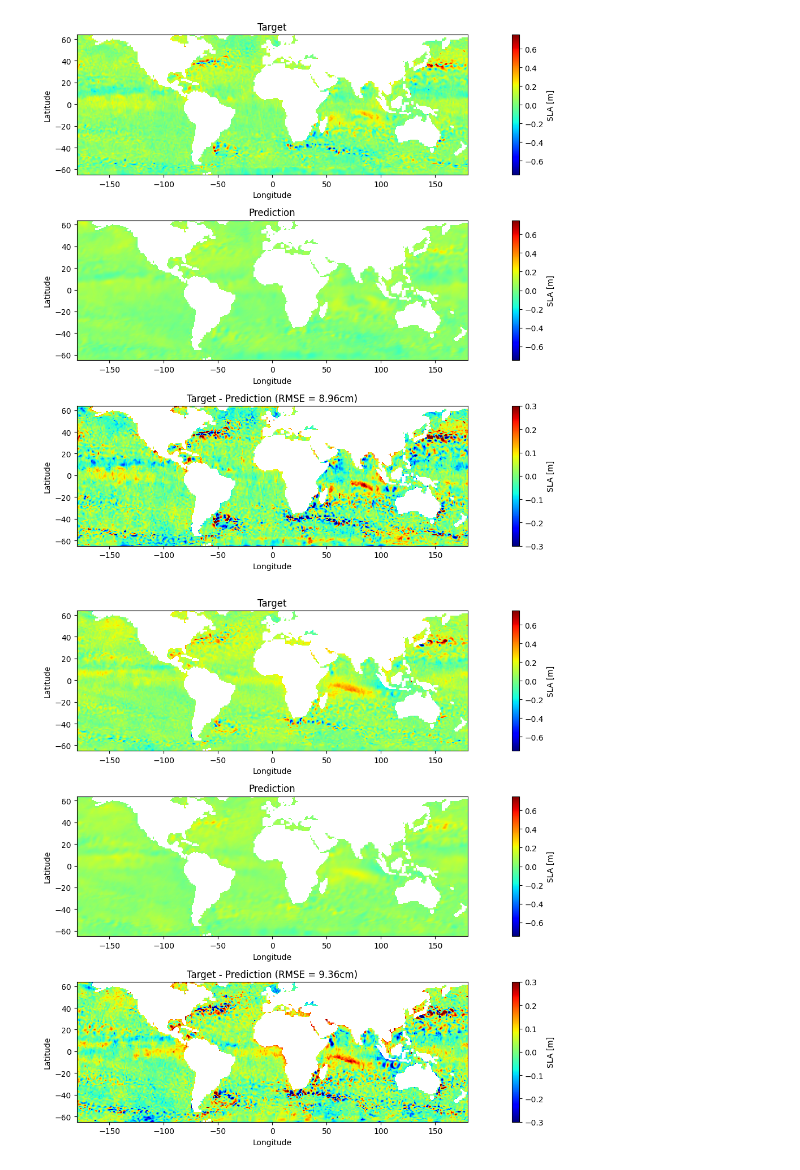
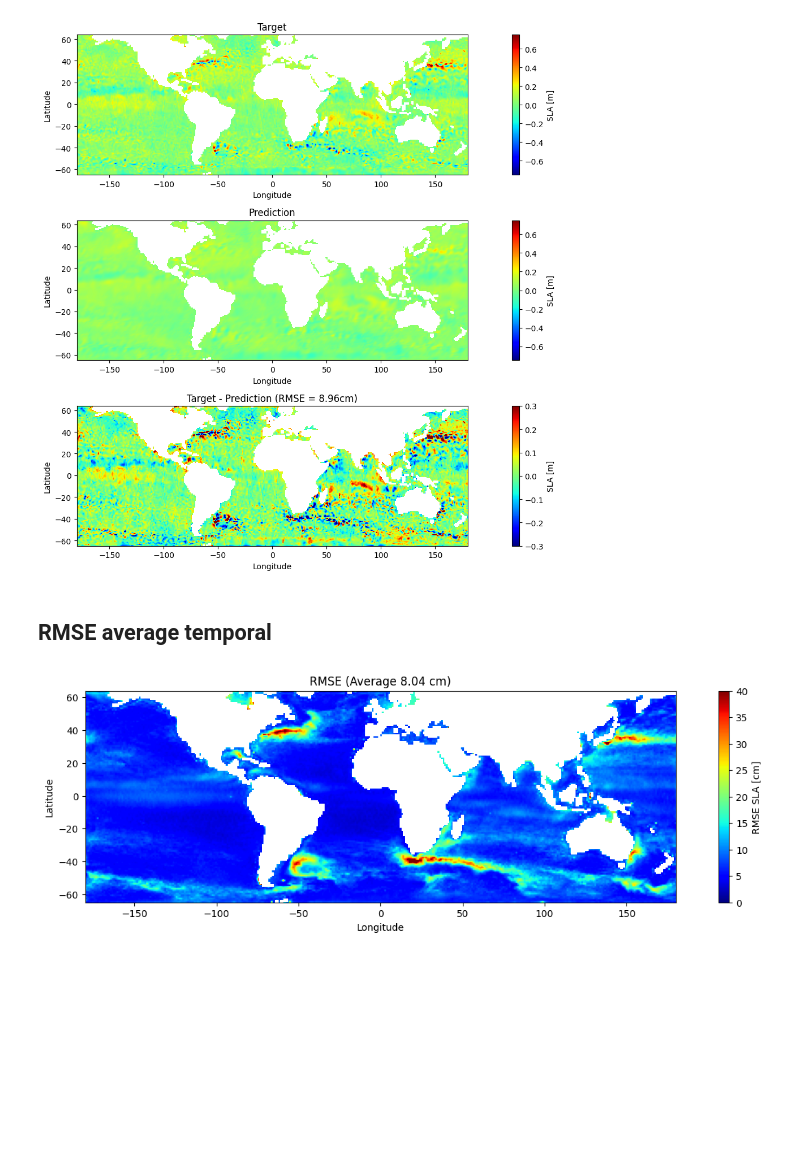
Before and after one commit to CasperTBangHansen/AltimetryForecasting, a Jupyter notebook: Experiments/GlobalNNConvLSTM.ipynb, the cells around one changed output. Cells and saved outputs as stored; diff of their text form; code cells hidden in the pictures; blank space fills up the shorter version.

```diff
--- a/Experiments/GlobalNNConvLSTM.ipynb
+++ b/Experiments/GlobalNNConvLSTM.ipynb
@@ -231,5 +258,9 @@ Epoch:19 Training Loss: 0.81cm Validation Loss: 0.85cm
 Epoch:20 Training Loss: 0.81cm Validation Loss: 0.85cm
 # %% [markdown]
 # Inference
+# %%
+# Make predictions
+loader = validation_loader
+outputs, targets = predict(model, loader, frame_size, DEVICE)
 # %%
 extent = [lon[0].min() - 0.5, lon[0].max() + 0.5, lat[:,0].min() - 0.5, lat[:,0].max() + 0.5]
@@ -283,43 +305,30 @@ plt.tight_layout()
 plt.show()
 # %% [output]
 [figure]
-# %%
-idx = 0
-vmin = -0.75
-vmax = 0.75
-
-vmin_diff = -0.3
-vmax_diff = 0.3
-
-cmap = 'jet'
-
-diff_data = target[idx] - output[idx]
-diff_vector = diff_data[~np.isnan(diff_data)].flatten()
-rmse = np.sqrt(diff_vector @ diff_vector / len(diff_vector))
-
-
-fig, axes = plt.subplots(3, 1, figsize=(16,10))
-im_target = axes[0].imshow(target[idx], origin='lower', extent=extent, vmin=vmin, vmax=vmax, cmap=cmap)
-im_pred = axes[1].imshow(output[idx], origin='lower', extent=extent, vmin=vmin, vmax=vmax, cmap=cmap)
-im_diff = axes[2].imshow(diff_data, origin='lower', extent=extent, vmin=vmin_diff, vmax=vmax_diff, cmap=cmap)
-
-axes[0].set_title("Target")
-axes[1].set_title("Prediction")
-axes[2].set_title(f"Target - Prediction (RMSE = {rmse*100:.2f}cm)")
-
-for ax in axes.flatten():
-    ax.set_ylabel("Latitude")
-    ax.set_xlabel("Longitude")
-
-caxs = []
-caxs.append(fig.colorbar(im_target))
-caxs.append(fig.colorbar(im_pred))
-caxs.append(fig.colorbar(im_diff))
-
-for cax in caxs:
-    cax.ax.set_ylabel("SLA [m]")
-
-plt.tight_layout()
-plt.show()
-# %% [output]
-[figure, removed]
+# %% [markdown]
+## RMSE average temporal
+# %%
+diffs = targets - outputs
+rmses = np.full(diffs.shape[1:], np.nan)
+for lat_idx in range(targets.shape[1]):
+    for lon_idx in range(targets.shape[2]):
+        pixel_diffs = diffs[:, lat_idx, lon_idx]
+        pixel_diffs_nonan = pixel_diffs[~np.isnan(pixel_diffs)]
+        if len(pixel_diffs_nonan) == 0:
+            continue
+        rmses[lat_idx, lon_idx] = np.sqrt(pixel_diffs_nonan @ pixel_diffs_nonan/len(pixel_diffs_nonan))
+# %%
+vmin = 0
+vmax = 40
+cmap = 'jet'
+
+fig, ax = plt.subplots(1, 1, figsize=(16,4))
+im_rms = ax.imshow(rmses * 100, origin='lower', extent=extent, vmin=vmin, vmax=vmax, cmap=cmap)
+ax.set_title(f"RMSE (Average {np.nanmean(rmses)*100:.2f} cm)")
+ax.set_ylabel("Latitude")
+ax.set_xlabel("Longitude")
+cax = fig.colorbar(im_rms)
+cax.ax.set_ylabel("RMSE SLA [cm]")
+plt.show()
+# %% [output]
+[figure, added]
```
Also changed, not shown: parts of 7 cells of this notebook.
